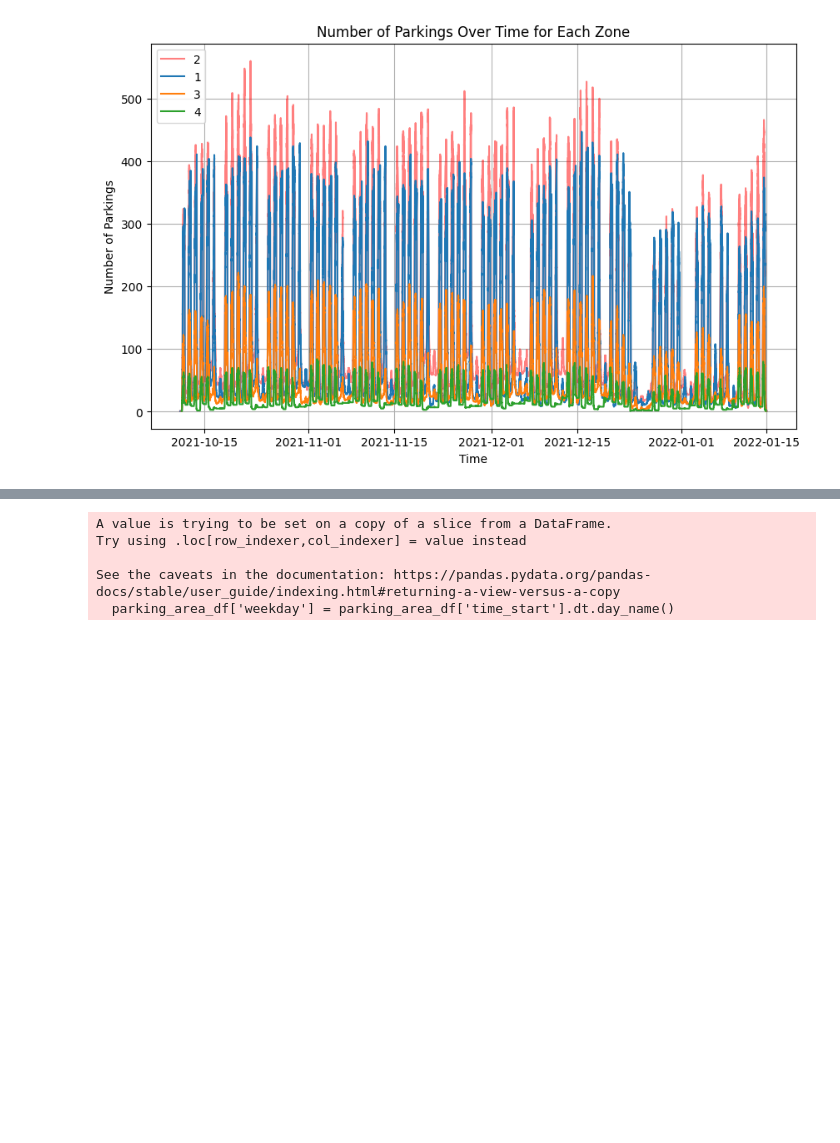
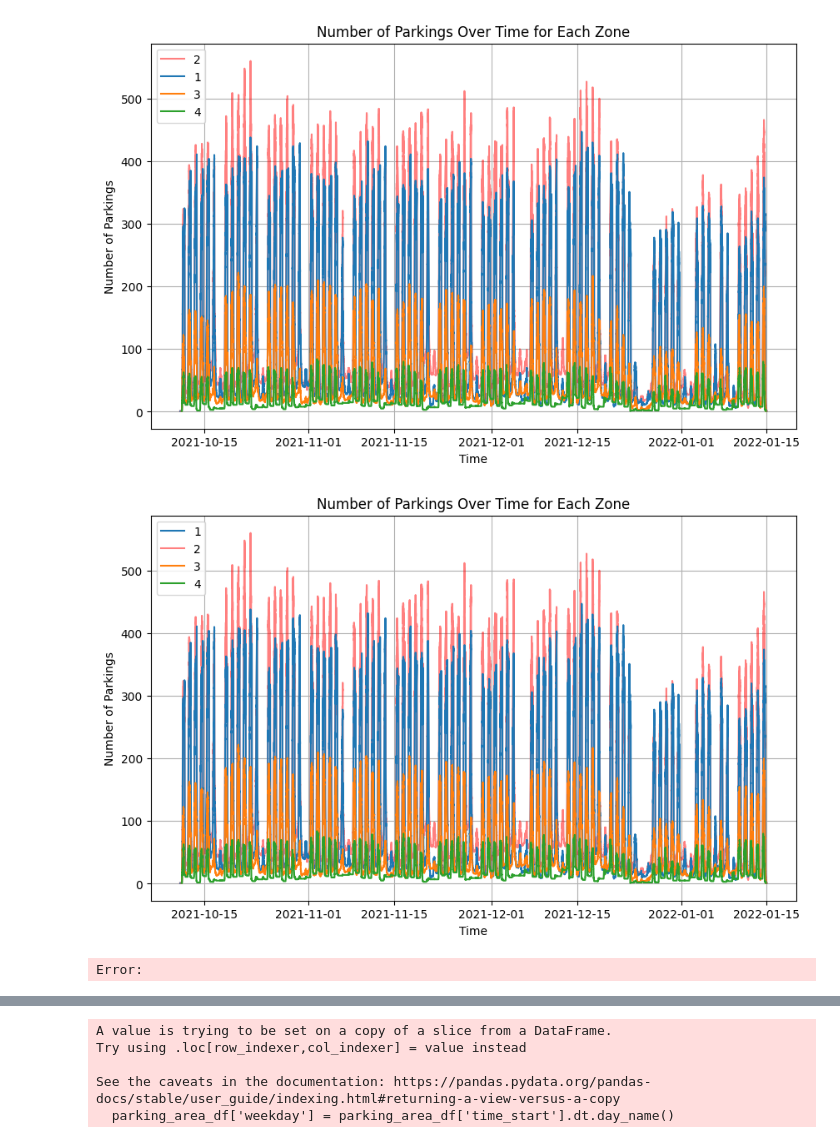
Before and after one commit to vsjostro/parking-prediction, a Jupyter notebook: data-analysis/data-analysis.ipynb, the cells around one changed output, grey strips where cells are left out. Cells and saved outputs as stored; diff of their text form; code cells hidden in the pictures; blank space fills up the shorter version.

```diff
--- a/data-analysis/data-analysis.ipynb
+++ b/data-analysis/data-analysis.ipynb
@@ -80,3 +80,46 @@ plt.legend()
 plt.show()
 # %% [output]
 [figure]
+# %%
+import pandas as pd
+import matplotlib.pyplot as plt
+
+# Read the CSV file into a DataFrame
+df = pd.read_csv('../preprocess/time_series_zones.csv')
+
+# Convert 'Time' column to datetime type
+df['Time'] = pd.to_datetime(df['Time'])
+
+# Group the DataFrame by 'Zone_id'
+grouped_df = df.groupby('Zone_id')
+
+# Sort grouped DataFrame by zone IDs
+grouped_df_sorted = sorted(grouped_df, key=lambda x: x[0])
+
+# Plotting Zone with ID 2 as the background
+plt.figure(figsize=(10, 6))
+for zone_id, group in grouped_df_sorted:
+    if zone_id == 2:
+        plt.plot(group['Time'], group['Parkings'], label='2', color='red', alpha=0.5)
+
+# Plotting other zones on top of Zone ID 2
+for zone_id, group in grouped_df_sorted:
+    if zone_id != 2:
+        plt.plot(group['Time'], group['Parkings'], label=zone_id)
+
+plt.xlabel('Time')
+plt.ylabel('Number of Parkings')
+plt.title('Number of Parkings Over Time for Each Zone')
+plt.grid(True)
+
+# Get legend handles and labels and sort them by zone IDs
+handles, labels = plt.gca().get_legend_handles_labels()
+labels, handles = zip(*sorted(zip(labels, handles), key=lambda t: int(t[0])))
+
+# Plot legend with sorted handles and labels
+plt.legend(handles, labels)
+
+plt.show()
+# %% [output]
+[figure, added]
+Error:
```
Also changed, not shown: parts of 2 cells of this notebook, 12 other files.
